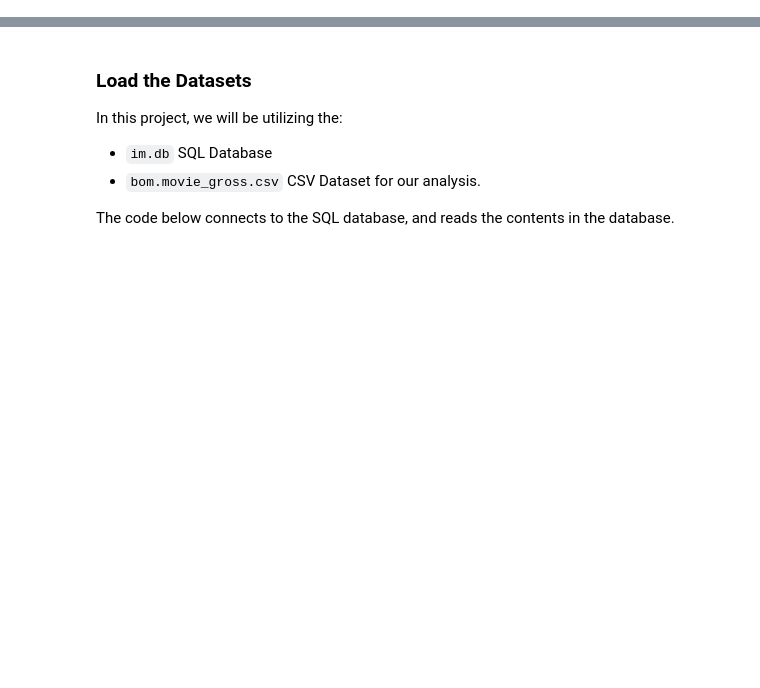
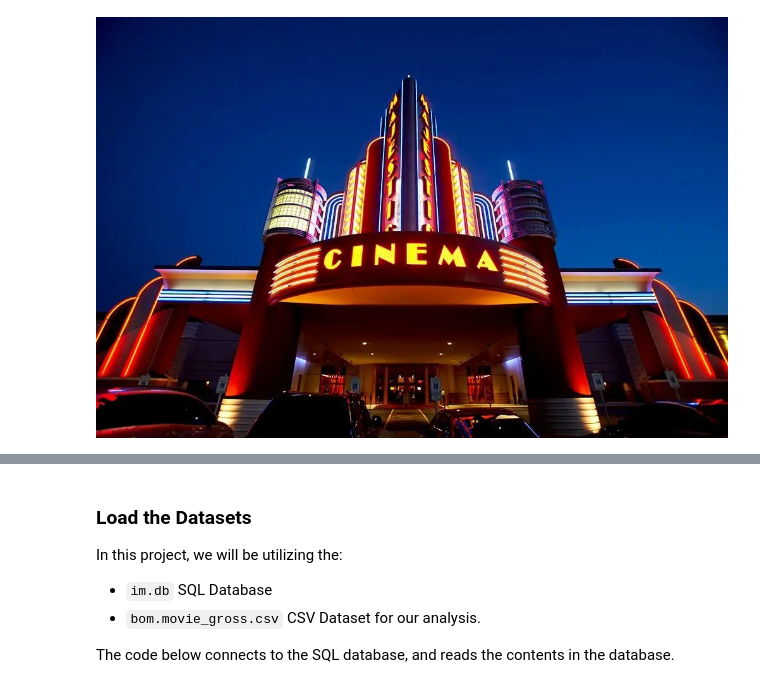
Before and after one commit to Patricknmaina/dsc-phase-2-project, a Jupyter notebook: index.ipynb, the cells around one changed output, grey strips where cells are left out. Drawn from its saved outputs; the diff is of its cells as text; code cells hidden in the pictures; blank space fills up the shorter version.

Commit message:
added notebook introduction

```diff
--- a/index.ipynb
+++ b/index.ipynb
@@ -0,0 +1,7 @@
+# %%
+# add notebook image
+from IPython.display import Image, display
+
+display(Image(filename='images/cinema_02.jpg'))
+# %% [output]
+[figure, added]
```
Also changed, not shown: parts of 1 cell of this notebook.
